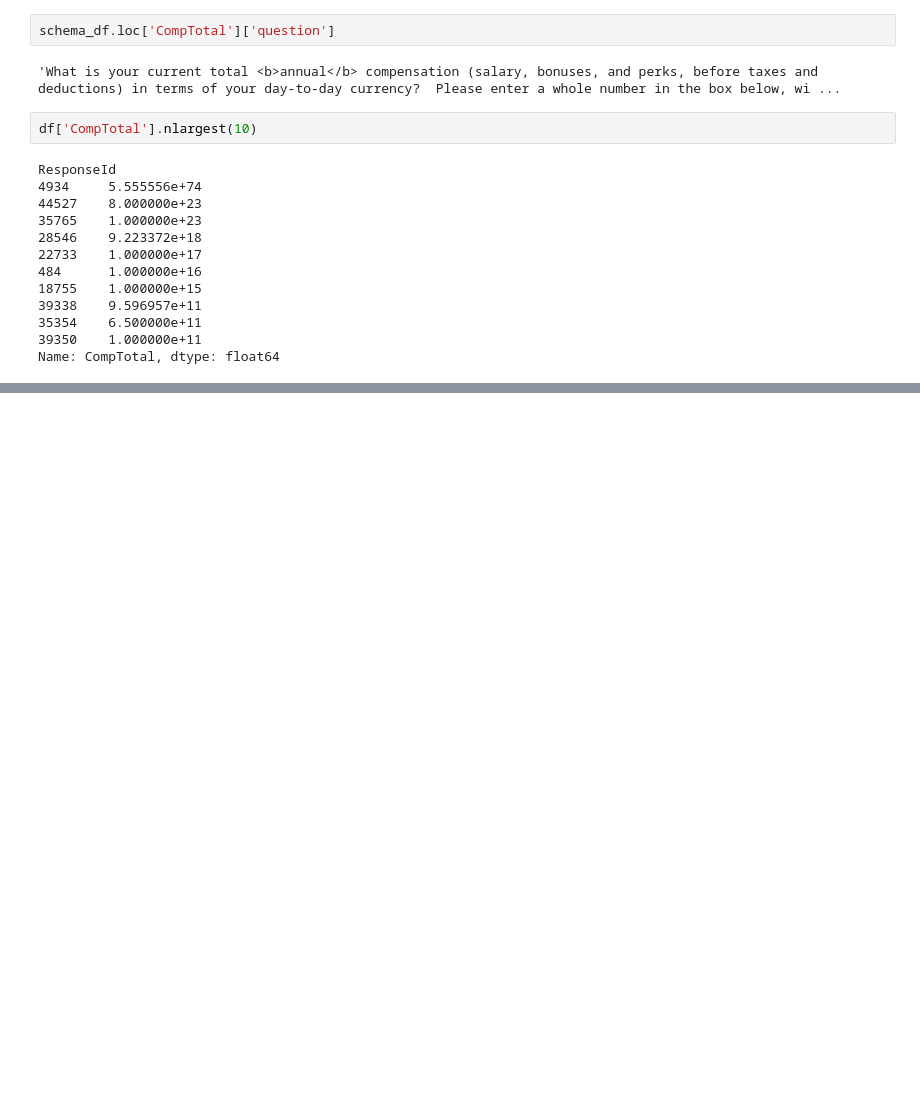
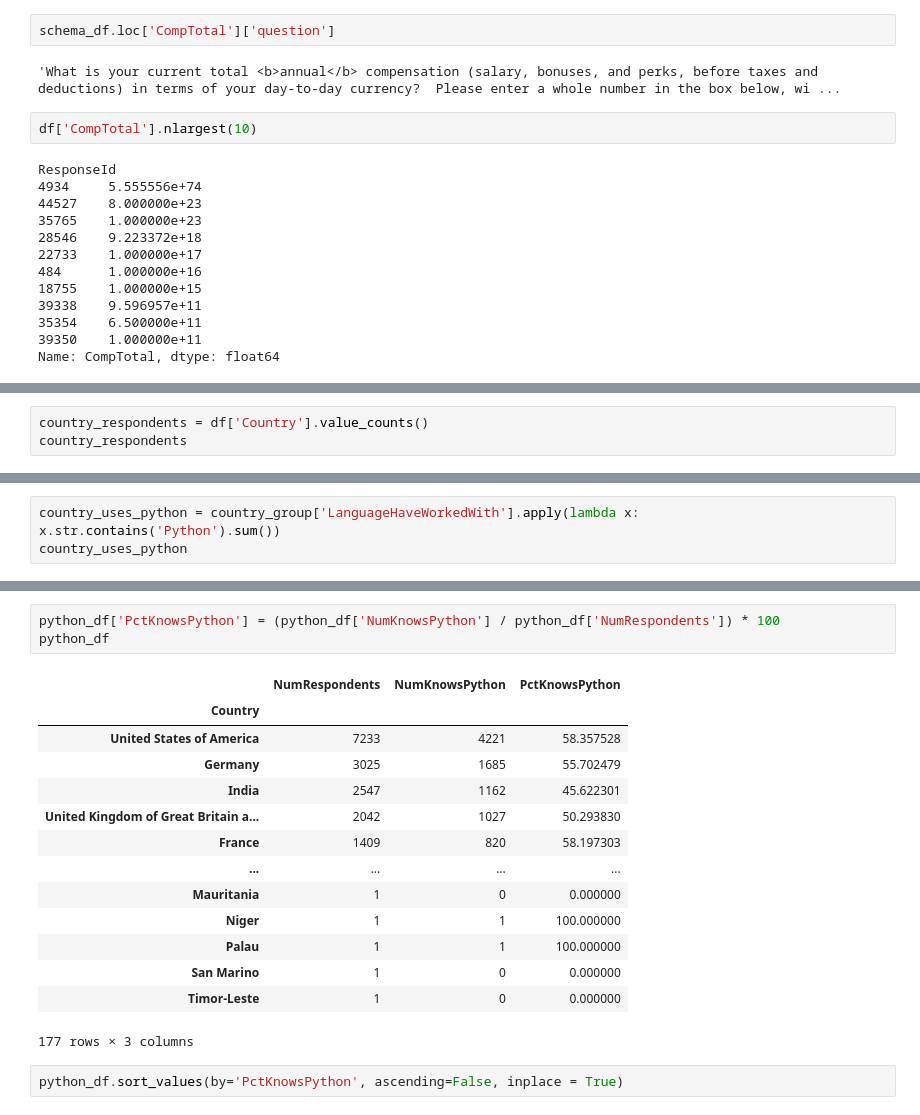
Before and after one commit to KothariMansi/PandasLearn, a Jupyter notebook: pandas_demo.ipynb, the cells around one changed output, grey strips where cells are left out. Saved outputs shown, nothing was run; the diff lists cells and outputs as text; blank space fills up the shorter version.

Commit message:
Grouping and Aggregating data

```diff
--- a/pandas_demo.ipynb
+++ b/pandas_demo.ipynb
@@ -80,0 +355,3 @@ df.nsmallest(5, 'CompTotal')
+# %%
+country_respondents = df['Country'].value_counts()
+country_respondents
@@ -80,0 +372,3 @@ df.nsmallest(5, 'CompTotal')
+# %%
+country_uses_python = country_group['LanguageHaveWorkedWith'].apply(lambda x: x.str.contains('Python').sum())
+country_uses_python
@@ -80,0 +426,20 @@ df.nsmallest(5, 'CompTotal')
+# %%
+python_df['PctKnowsPython'] = (python_df['NumKnowsPython'] / python_df['NumRespondents']) * 100
+python_df
+# %% [output]
+|  | NumRespondents | NumKnowsPython | PctKnowsPython |
+| Country |  |  |  |
+| United States of America | 7233 | 4221 | 58.357528 |
+| Germany | 3025 | 1685 | 55.702479 |
+| India | 2547 | 1162 | 45.622301 |
+| United Kingdom of Great Britain a... | 2042 | 1027 | 50.293830 |
+| France | 1409 | 820 | 58.197303 |
+| ... | ... | ... | ... |
+| Mauritania | 1 | 0 | 0.000000 |
+| Niger | 1 | 1 | 100.000000 |
+| Palau | 1 | 1 | 100.000000 |
+| San Marino | 1 | 0 | 0.000000 |
+| Timor-Leste | 1 | 0 | 0.000000 |
+177 rows × 3 columns
+# %%
+python_df.sort_values(by='PctKnowsPython', ascending=False, inplace = True)
```
Also changed, not shown: parts of 34 cells of this notebook.
